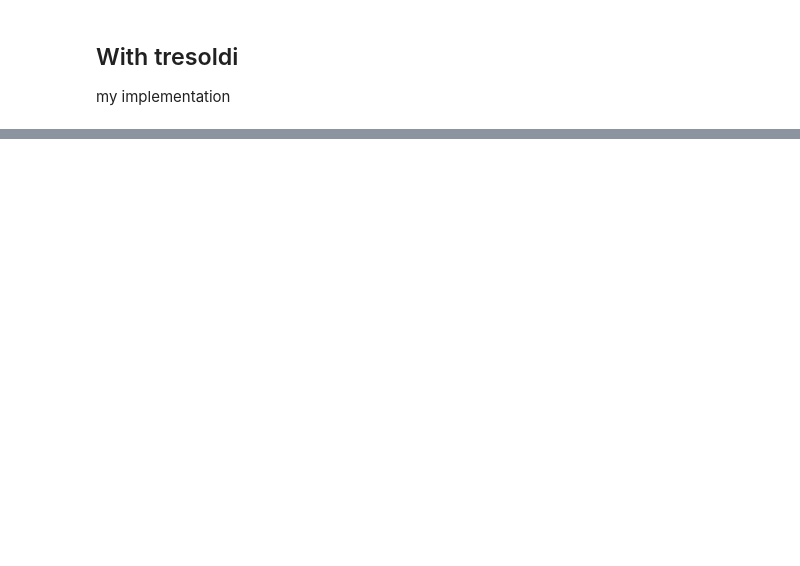
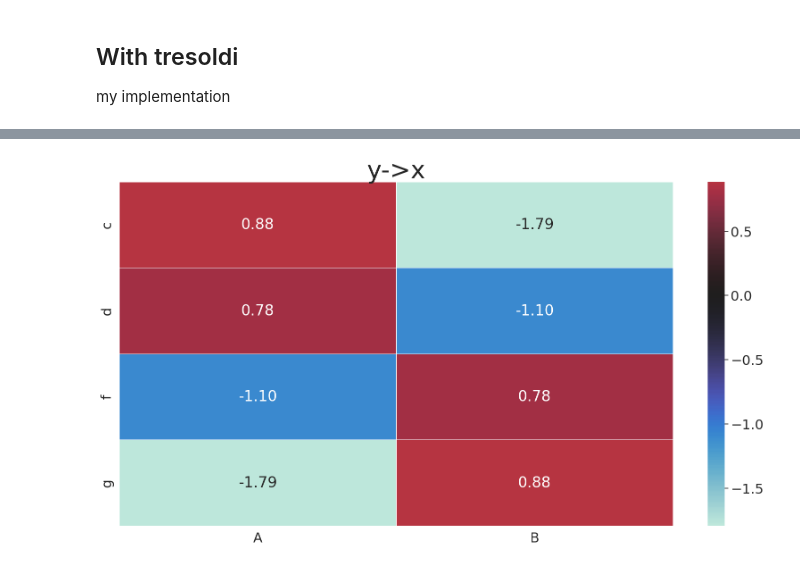
Before and after one commit to tresoldi/asymcat, a Jupyter notebook: docs/Demo.ipynb, the cells around one changed output, grey strips where cells are left out. Cells and saved outputs as stored; diff of their text form; code cells hidden in the pictures; blank space fills up the shorter version.

```diff
--- a/docs/Demo.ipynb
+++ b/docs/Demo.ipynb
@@ -168,5 +188,7 @@ plot_scorer(xy.T, alpha_y, alpha_x, "x->y", 2, figsize, subset=subset)
 # %%
 figsize = (20, 10)
 subset = 5
-# Fix the matrix dimensions by transposing
-plot_scorer(yx.T, alpha_x, alpha_y, "y->x", 2, figsize, subset=subset)
+# yx matrix: shape (len(alpha_y), len(alpha_x)), so index=alpha_y, columns=alpha_x
+plot_scorer(yx, alpha_y, alpha_x, "y->x", 2, figsize, subset=subset)
+# %% [output]
+[figure, added]
```
Also changed, not shown: parts of 6 cells of this notebook, 2 other files.
